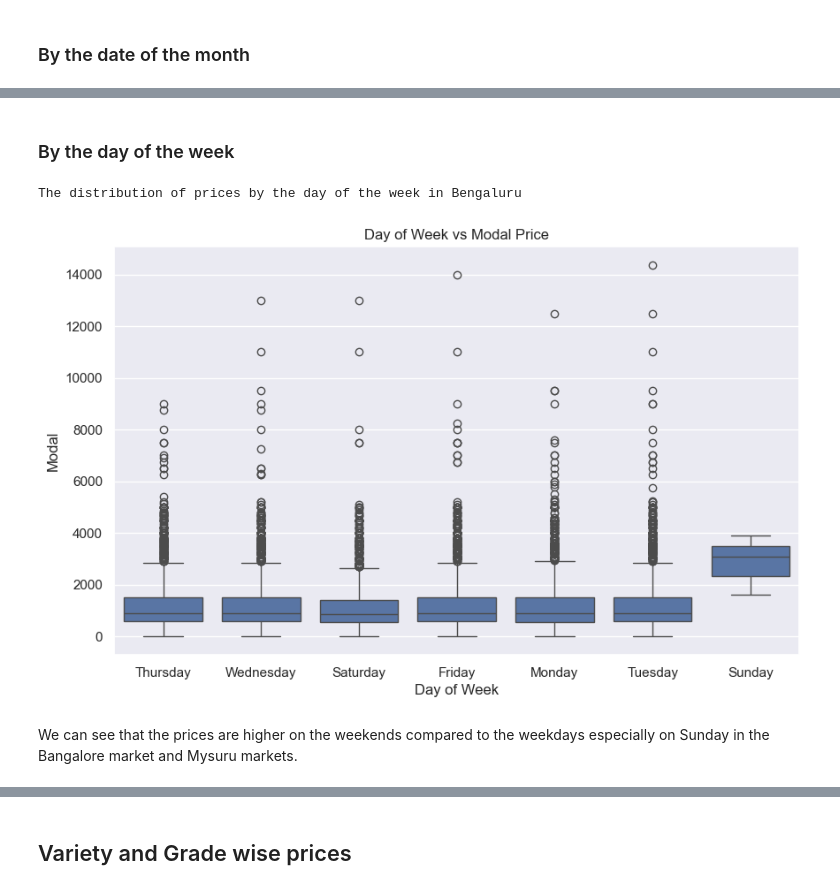
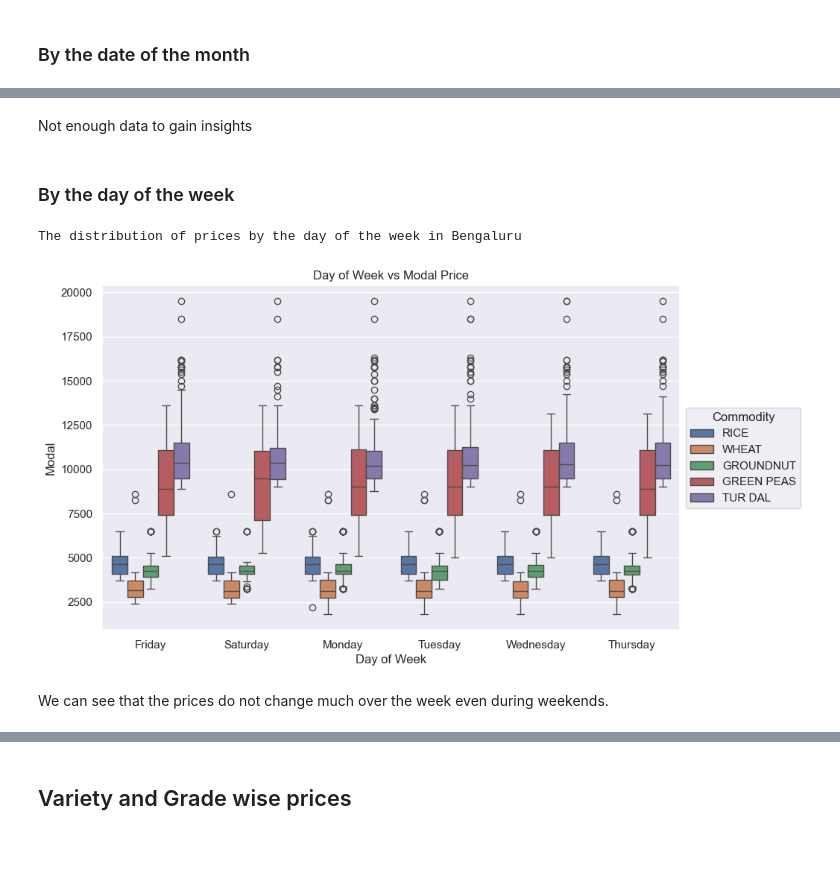
Before and after one commit to Tharun-v789/agripredict, a Jupyter notebook: Visualization.ipynb, the cells around one changed output, grey strips where cells are left out. Drawn from its saved outputs; the diff is of its cells as text; code cells hidden in the pictures; blank space fills up the shorter version.

Commit message:
Data visualization with Blore, rice and Peas

```diff
--- a/Visualization.ipynb
+++ b/Visualization.ipynb
@@ -50,0 +113,14 @@ memory usage: 1.3+ MB
+# %%
+# Lets load all markets data for Green Peas commodity and concatenate them
+green_peas_df = pd.DataFrame()
+for market in COMMODITIES['GREEN PEAS']:
+    file_path = get_file_path('Green Peas', market)
+    try:
+        df = pd.read_csv(file_path, encoding_errors='ignore')
+        df['Market'] = market
+        green_peas_df = pd.concat([green_peas_df, df])
+    except FileNotFoundError:
+        print(f'File not found: {file_path}')
+# Reset index
+green_peas_df.reset_index(drop=True, inplace=True)
+green_peas_df[-5:]
@@ -52,6 +135,7 @@ memory usage: 1.3+ MB
 ## Date Time Conversion
 # %%
 # Convert the date column to datetime
+all_df = [bengaluru_df, rice_df, green_peas_df]
 for df in all_df:
     df['Date'] = pd.to_datetime(df['Date'], format=r'%d/%m/%Y')
     df['Day'] = df['Date'].dt.day
@@ -84,7 +165,7 @@ memory usage: 1.5+ MB
 Let check the number of unique values in each column.
 # %%
 # plot unique values in the columns
-sns.set(rc={'figure.figsize':(15, 5)})
+sns.set_theme(rc={'figure.figsize':(15, 5)})
 sns.barplot(x=bengaluru_df.columns, y=bengaluru_df.nunique())
 bengaluru_df.nunique()
 # %% [output]
@@ -106,7 +188,7 @@ dtype: int64
 # %% [markdown]
 We can see that the Market, Unit and District columns have only 1 Value throughout the dataset. So we can drop these columns for further analysis.
 # %%
-dropped_columns = ['Market', 'Unit', 'District']
+dropped_columns = ['Unit', 'District']
 for df in all_df:
     df.drop(columns=dropped_columns, inplace=True)
 bengaluru_df.head()
@@ -222,21 +337,21 @@ And we can also observe the lower prices on the 15th of the month in the other m
+# %% [markdown]
+Not enough data to gain insights
 # %% [markdown]
 ### By the day of the week
 # %%
-def plot_day_of_week(df, market):
+def plot_day_of_week(df, market, hue=None):
     print('The distribution of prices by the day of the week in', market)
     df['Day of Week'] = df['Date'].dt.dayofweek
     df['Day of Week'] = df['Day of Week'].map({0:'Monday',1:'Tuesday',2:'Wednesday',3:'Thursday',4:'Friday',5:'Saturday',6:'Sunday'})
     plt.figure(figsize=(10,6))
-    sns.boxplot(x='Day of Week',y='Modal',data=df)
+    ax = sns.boxplot(x='Day of Week', y='Modal', data=df, hue=hue)
     plt.title('Day of Week vs Modal Price')
+    plt.legend(loc='center left', bbox_to_anchor=(1, 0.5), title=hue)
     plt.show()
 
-plot_day_of_week(bengaluru_df, 'Bengaluru')
-# plot_day_of_week(doddaballapur_df, 'Doddaballapur')
-# plot_day_of_week(hubballi_df, 'Hubballi')
-# plot_day_of_week(mysuru_df, 'Mysuru')
+plot_day_of_week(bengaluru_df, 'Bengaluru', hue='Commodity')
 # %% [output]
 The distribution of prices by the day of the week in Bengaluru
-[figure, old version]
+[figure, new version]
-# %% [markdown]
-We can see that the prices are higher on the weekends compared to the weekdays especially on Sunday in the Bangalore market and Mysuru markets.
+# %% [markdown]
+We can see that the prices do not change much over the week even during weekends.
```
Also changed, not shown: parts of 48 cells of this notebook.
